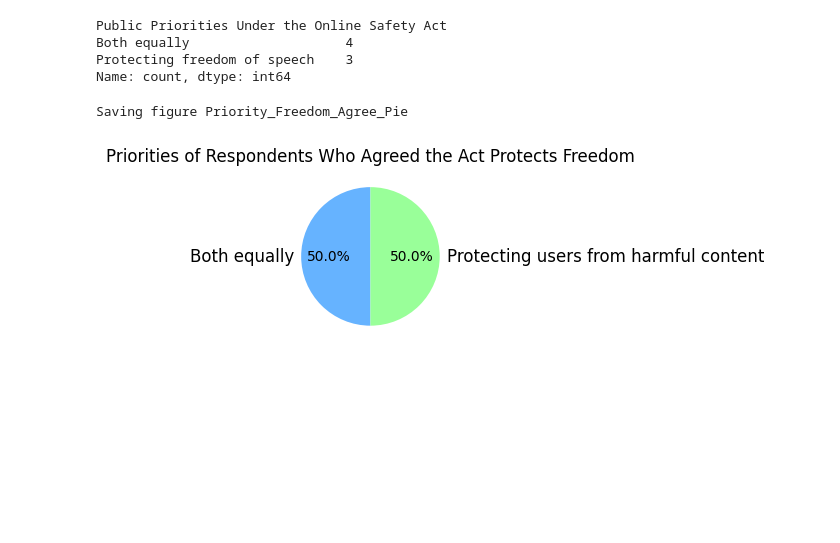
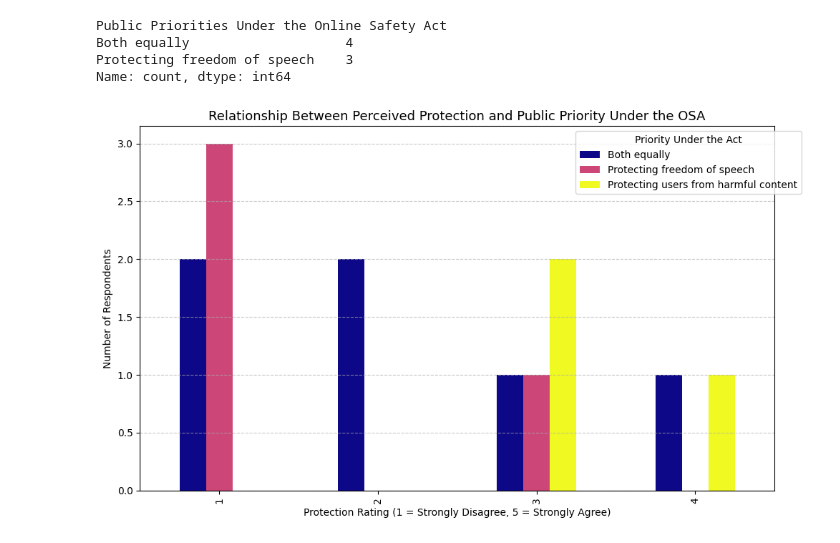
Before and after one commit to Cakes0nStove/Data-Visulisation, a Jupyter notebook: Q2.ipynb, the cells around one changed output. Saved outputs shown, nothing was run; the diff lists cells and outputs as text; code cells hidden in the pictures; blank space fills up the shorter version.

Commit message:
Adding graphs to question 2 & 3

```diff
--- a/Q2.ipynb
+++ b/Q2.ipynb
@@ -189,29 +189,28 @@ Public Priorities Under the Online Safety Act
 Both equally                    4
 Protecting freedom of speech    3
 Name: count, dtype: int64
-# %%
-import matplotlib.pyplot as plt
-
-protection_col = 'Perceptions of Whether the Online Safety Act Balances Safety and Free Expression'
-priority_col = 'What should be prioritized more under the online safety act?'
-
-agree_df = df[df[protection_col].isin([4, 5])]
-
-agree_priority_counts = agree_df[priority_col].value_counts()
-
-plt.figure(figsize=(6, 6))
-plt.pie(
-    agree_priority_counts.values,
-    labels=agree_priority_counts.index,
-    autopct='%1.1f%%',
-    startangle=90,
-    colors=['#66b3ff', '#99ff99', '#ffcc99']
-)
-plt.title("Priorities of Respondents Who Agreed the Act Protects Freedom", fontsize=12)
-
-save_fig("Priority_Freedom_Agree_Pie")
-plt.tight_layout()
-plt.show()
-# %% [output]
-Saving figure Priority_Freedom_Agree_Pie
-[figure, removed]
+# %%
+import pandas as pd
+import matplotlib.pyplot as plt
+
+file_path = "data.csv"  # change if needed
+df = pd.read_csv(file_path)
+
+# define relevant columns
+protection_col = 'Does the Online Safety Act protect users from harm without unfairly limiting freedom of expressions?'
+priority_col = 'What should be prioritized more under the online safety act?'
+
+# create a cross-tabulation (counts)
+bivariate_data = pd.crosstab(df[protection_col], df[priority_col])
+
+# Plot grouped bar chart
+bivariate_data.plot(kind='bar', figsize=(10, 6), colormap='plasma')
+plt.title("Relationship Between Perceived Protection and Public Priority Under the OSA", fontsize=13)
+plt.xlabel("Protection Rating (1 = Strongly Disagree, 5 = Strongly Agree)")
+plt.ylabel("Number of Respondents")
+plt.legend(title="Priority Under the Act", bbox_to_anchor=(1.05, 1))
+plt.grid(axis='y', linestyle='--', alpha=0.7)
+plt.tight_layout()
+plt.show()
+# %% [output]
+[figure, added]
```
Also changed, not shown: parts of 1 cell of this notebook, 1 other file.
